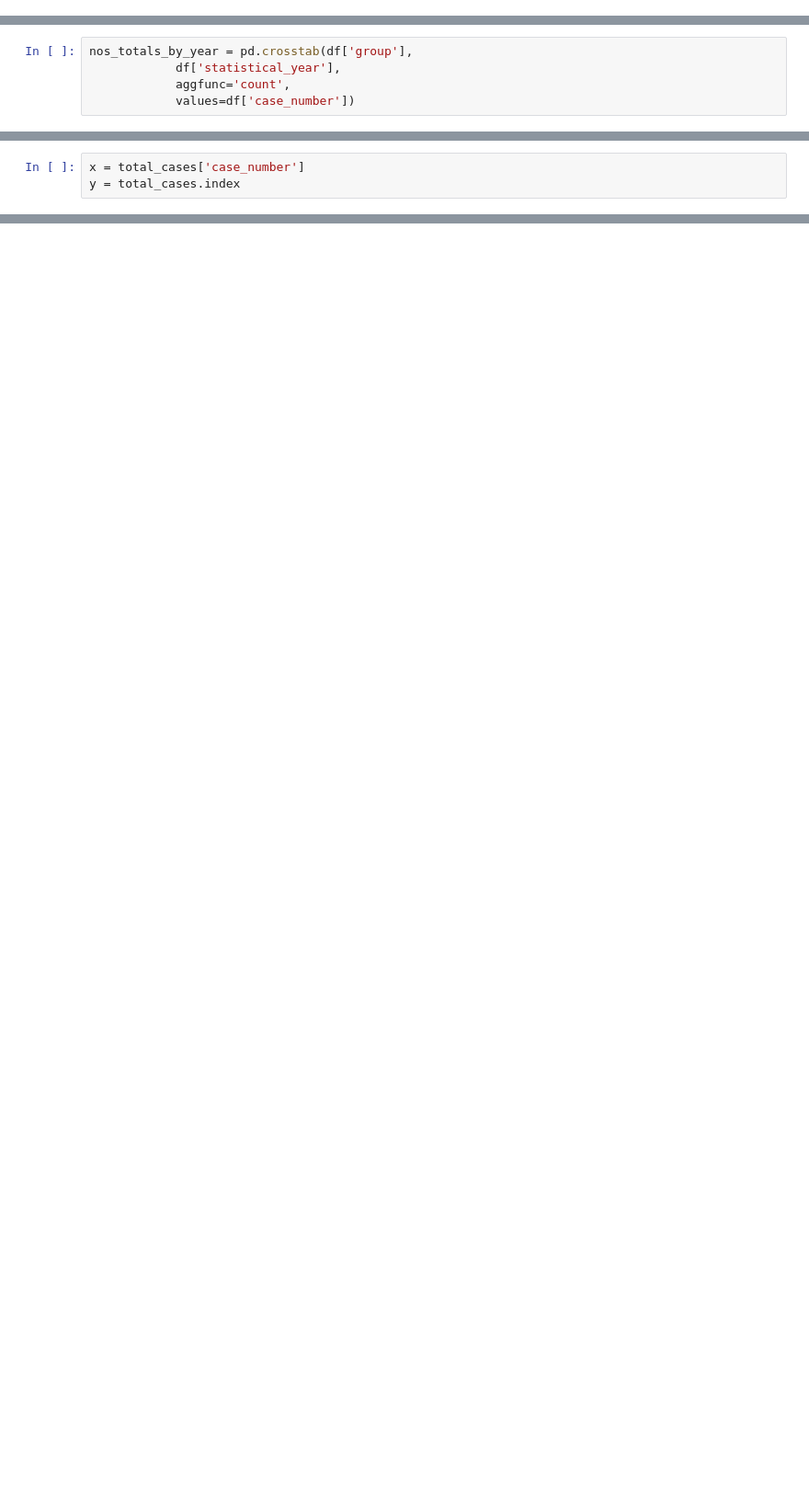
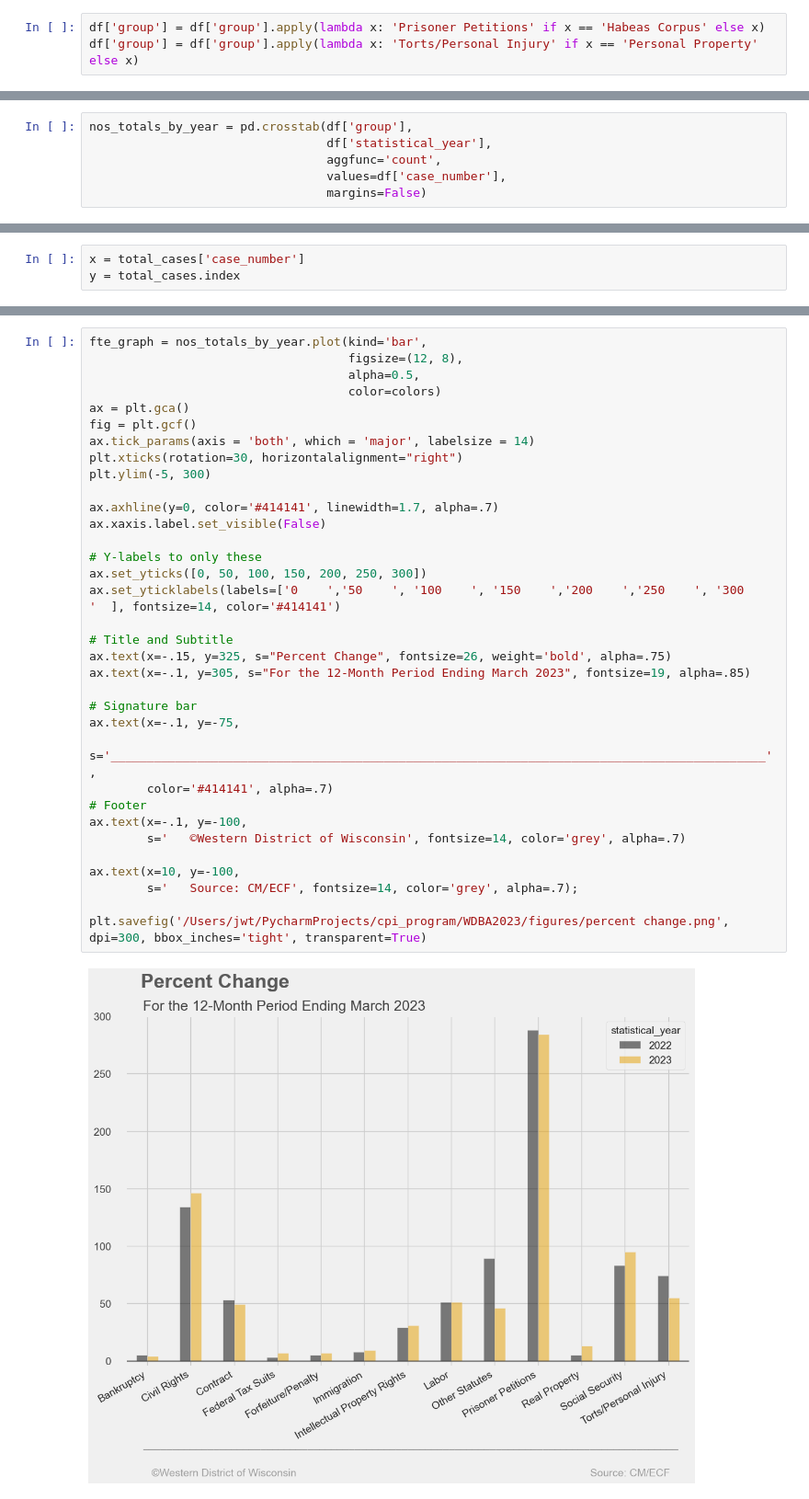
Before and after one commit to jturner421/cpi, a Jupyter notebook: WDBA2023/wdba2023_visualizations.ipynb, the cells around one changed output, grey strips where cells are left out. Shown at 92% size. Cells and saved outputs as stored; diff of their text form; blank space fills up the shorter version.

Commit message:
Percent change chart

```diff
--- a/WDBA2023/wdba2023_visualizations.ipynb
+++ b/WDBA2023/wdba2023_visualizations.ipynb
@@ -114,5 +114,8 @@ pd.pivot_table(df,
 | 2022 | 473 | 354 | 827 |
 | 2023 | 419 | 378 | 797 |
 | Total | 892 | 732 | 1624 |
+# %%
+df['group'] = df['group'].apply(lambda x: 'Prisoner Petitions' if x == 'Habeas Corpus' else x)
+df['group'] = df['group'].apply(lambda x: 'Torts/Personal Injury' if x == 'Personal Property' else x)
 # %%
 nos_totals_by_year = pd.crosstab(df['group'],
@@ -131,7 +149,8 @@ nos_totals_by_year
 # %%
 nos_totals_by_year = pd.crosstab(df['group'],
-            df['statistical_year'],
-            aggfunc='count',
-            values=df['case_number'])
+                                 df['statistical_year'],
+                                 aggfunc='count',
+                                 values=df['case_number'],
+                                 margins=False)
 # %%
 nos_totals_by_year
@@ -221,0 +314,36 @@ plt.savefig('/Users/jwt/PycharmProjects/cpi_program/WDBA2023/figures/total_cases
+# %%
+fte_graph = nos_totals_by_year.plot(kind='bar',
+                                    figsize=(12, 8),
+                                    alpha=0.5,
+                                    color=colors)
+ax = plt.gca()
+fig = plt.gcf()
+ax.tick_params(axis = 'both', which = 'major', labelsize = 14)
+plt.xticks(rotation=30, horizontalalignment="right")
+plt.ylim(-5, 300)
+
+ax.axhline(y=0, color='#414141', linewidth=1.7, alpha=.7)
+ax.xaxis.label.set_visible(False)
+
+# Y-labels to only these
+ax.set_yticks([0, 50, 100, 150, 200, 250, 300])
+ax.set_yticklabels(labels=['0    ','50    ', '100    ', '150    ','200    ','250    ', '300    '  ], fontsize=14, color='#414141')
+
+# Title and Subtitle
+ax.text(x=-.15, y=325, s="Percent Change", fontsize=26, weight='bold', alpha=.75)
+ax.text(x=-.1, y=305, s="For the 12-Month Period Ending March 2023", fontsize=19, alpha=.85)
+
+# Signature bar
+ax.text(x=-.1, y=-75,
+        s='___________________________________________________________________________________________',
+        color='#414141', alpha=.7)
+# Footer
+ax.text(x=-.1, y=-100,
+        s='   ©Western District of Wisconsin', fontsize=14, color='grey', alpha=.7)
+
+ax.text(x=10, y=-100,
+        s='   Source: CM/ECF', fontsize=14, color='grey', alpha=.7);
+
+plt.savefig('/Users/jwt/PycharmProjects/cpi_program/WDBA2023/figures/percent change.png', dpi=300, bbox_inches='tight', transparent=True)
+# %% [output]
+[figure, added]
```
Also changed, not shown: parts of 20 cells of this notebook, 1 other file.
